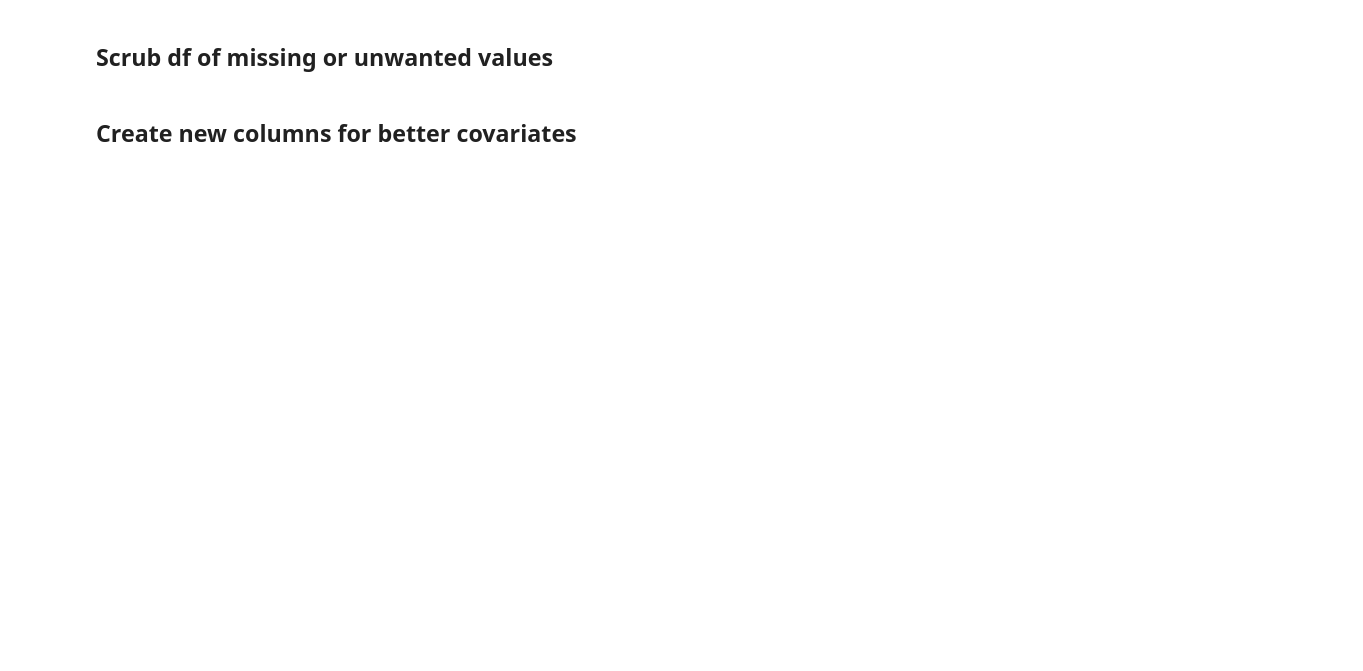
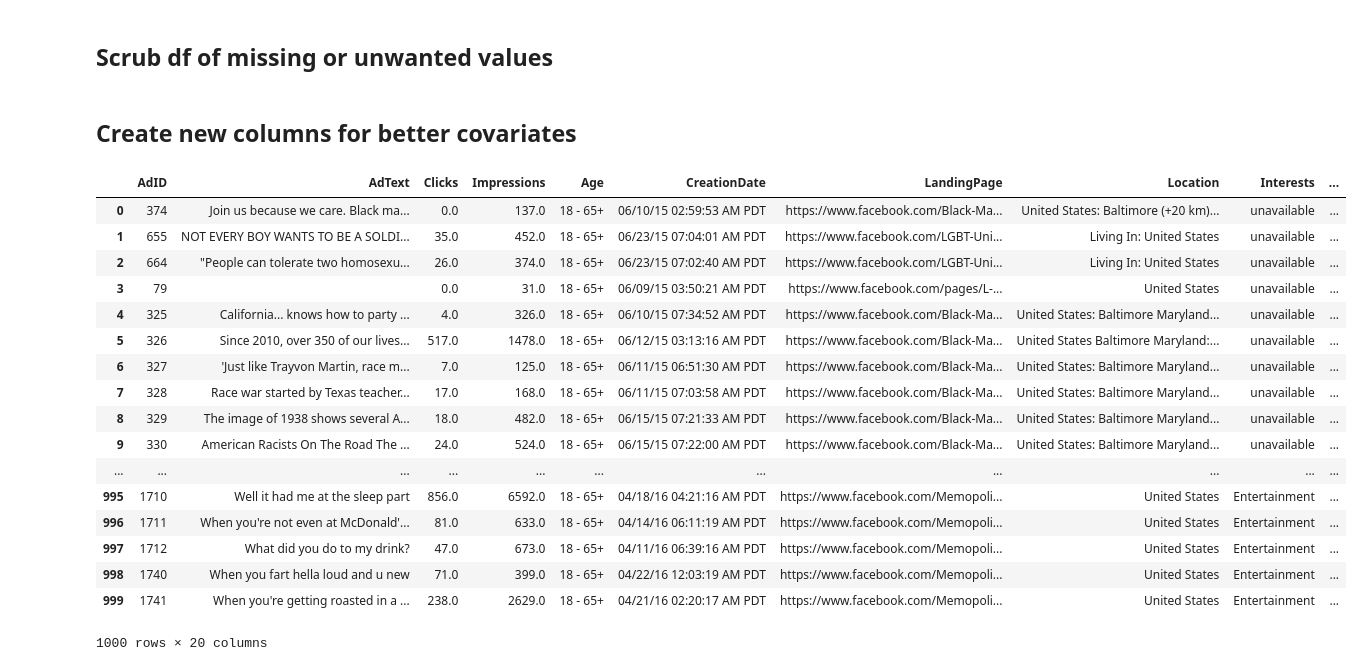
Before and after one commit to drewleonard/thesis, a Jupyter notebook: src/ipynb/process_facebook_gold.ipynb, the cells around one changed output. Cells and saved outputs as stored; diff of their text form; code cells hidden in the pictures; blank space fills up the shorter version.

```diff
--- a/src/ipynb/process_facebook_gold.ipynb
+++ b/src/ipynb/process_facebook_gold.ipynb
@@ -78,6 +78,32 @@ for ad_id in df['AdID']:
     else:
         AccountGroup.append('Unavailable')
 df['AccountGroup'] = AccountGroup
+# %%
+# AccountGroup clustering
+group_cluster_path = '/Users/drewnleonard/Documents/thesis/data/csv/groups_clusters.csv'
+group_cluster_df = pd.read_csv(group_cluster_path,names = ["g1_id", "g1_name", "g2_id", "g2_name"])
+
+cluster_map = {}
+for n, e in group_cluster_df.iterrows():
+    if e['g1_name']:
+        cluster_map[e['g1_name']] = 1
+    if e['g2_name']:
+        cluster_map[e['g2_name']] = 2
+
+
+cluster_list = []
+for n, e in df.iterrows():
+
+    # Get account gruop name
+    account_group_name = e['AccountGroup']
+
+    # If account group is in the map ...
+    if account_group_name in cluster_map:
+        cluster_list.append(cluster_map[account_group_name])
+    else:
+        cluster_list.append('Unavailable')
+
+df['AccountGroupCluster'] = cluster_list
 # %%
 # CreationDateFormatted
 CreationDateFormatted = []
@@ -170,4 +196,23 @@ for n, e in enumerate(df['Interests']):
 # %%
 df.to_csv('~/Documents/thesis/data/csv/fb_gold.csv',index=False)
 # %%
-df.head(100)
+df.head(1000)
+# %% [output]
+|  | AdID | AdText | Clicks | Impressions | Age | CreationDate | LandingPage | Location | Interests | ... |
+| 0 | 374 | Join us because we care. Black ma... | 0.0 | 137.0 | 18 - 65+ | 06/10/15 02:59:53 AM PDT | https://www.facebook.com/Black-Ma... | United States: Baltimore (+20 km)... | unavailable | ... |
+| 1 | 655 | NOT EVERY BOY WANTS TO BE A SOLDI... | 35.0 | 452.0 | 18 - 65+ | 06/23/15 07:04:01 AM PDT | https://www.facebook.com/LGBT-Uni... | Living In: United States | unavailable | ... |
+| 2 | 664 | "People can tolerate two homosexu... | 26.0 | 374.0 | 18 - 65+ | 06/23/15 07:02:40 AM PDT | https://www.facebook.com/LGBT-Uni... | Living In: United States | unavailable | ... |
+| 3 | 79 |  | 0.0 | 31.0 | 18 - 65+ | 06/09/15 03:50:21 AM PDT | https://www.facebook.com/pages/L-... | United States | unavailable | ... |
+| 4 | 325 | California... knows how to party ... | 4.0 | 326.0 | 18 - 65+ | 06/10/15 07:34:52 AM PDT | https://www.facebook.com/Black-Ma... | United States: Baltimore Maryland... | unavailable | ... |
+| 5 | 326 | Since 2010, over 350 of our lives... | 517.0 | 1478.0 | 18 - 65+ | 06/12/15 03:13:16 AM PDT | https://www.facebook.com/Black-Ma... | United States Baltimore Maryland:... | unavailable | ... |
+| 6 | 327 | 'Just like Trayvon Martin, race m... | 7.0 | 125.0 | 18 - 65+ | 06/11/15 06:51:30 AM PDT | https://www.facebook.com/Black-Ma... | United States: Baltimore Maryland... | unavailable | ... |
+| 7 | 328 | Race war started by Texas teacher... | 17.0 | 168.0 | 18 - 65+ | 06/11/15 07:03:58 AM PDT | https://www.facebook.com/Black-Ma... | United States: Baltimore Maryland... | unavailable | ... |
+| 8 | 329 | The image of 1938 shows several A... | 18.0 | 482.0 | 18 - 65+ | 06/15/15 07:21:33 AM PDT | https://www.facebook.com/Black-Ma... | United States: Baltimore Maryland... | unavailable | ... |
+| 9 | 330 | American Racists On The Road The ... | 24.0 | 524.0 | 18 - 65+ | 06/15/15 07:22:00 AM PDT | https://www.facebook.com/Black-Ma... | United States: Baltimore Maryland... | unavailable | ... |
+| ... | ... | ... | ... | ... | ... | ... | ... | ... | ... | ... |
+| 995 | 1710 | Well it had me at the sleep part | 856.0 | 6592.0 | 18 - 65+ | 04/18/16 04:21:16 AM PDT | https://www.facebook.com/Memopoli... | United States | Entertainment | ... |
+| 996 | 1711 | When you're not even at McDonald'... | 81.0 | 633.0 | 18 - 65+ | 04/14/16 06:11:19 AM PDT | https://www.facebook.com/Memopoli... | United States | Entertainment | ... |
+| 997 | 1712 | What did you do to my drink? | 47.0 | 673.0 | 18 - 65+ | 04/11/16 06:39:16 AM PDT | https://www.facebook.com/Memopoli... | United States | Entertainment | ... |
+| 998 | 1740 | When you fart hella loud and u new | 71.0 | 399.0 | 18 - 65+ | 04/22/16 12:03:19 AM PDT | https://www.facebook.com/Memopoli... | United States | Entertainment | ... |
+| 999 | 1741 | When you're getting roasted in a ... | 238.0 | 2629.0 | 18 - 65+ | 04/21/16 02:20:17 AM PDT | https://www.facebook.com/Memopoli... | United States | Entertainment | ... |
+1000 rows × 20 columns
```
Also changed, not shown: 6 other files.
